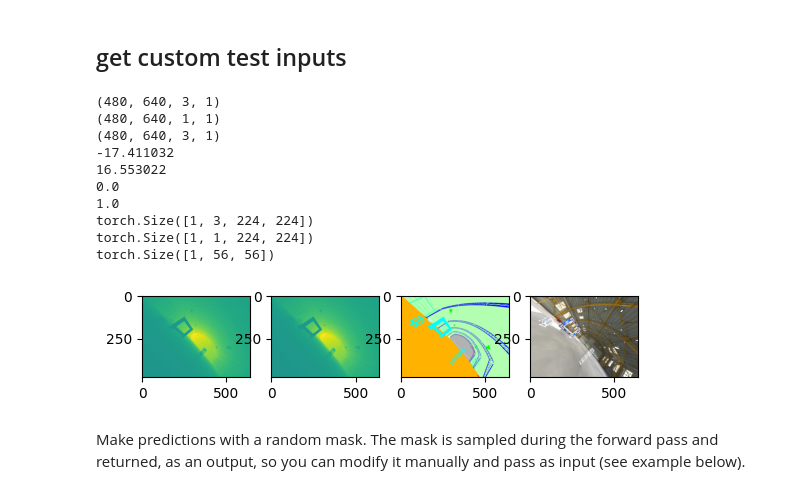
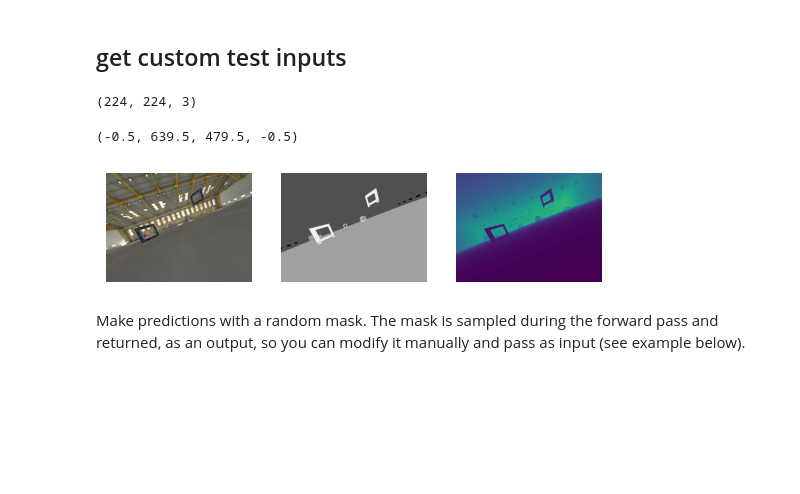
Before and after one commit to xingcw/MultiMAE, a Jupyter notebook: notebooks/test_custom_multimae.ipynb, the cells around one changed output. Cells and saved outputs as stored; diff of their text form; code cells hidden in the pictures; blank space fills up the shorter version.

Commit message:
add sample images

```diff
--- a/notebooks/test_custom_multimae.ipynb
+++ b/notebooks/test_custom_multimae.ipynb
@@ -100,57 +85,39 @@ Try out MultiMAE by loading any RGB image from a URL using this form:
 # %%
 from pipelines.utils.data_utils import normalize2d_scale, normalize2d_robust
 
 flightmare_path = Path(os.environ["FLIGHTMARE_PATH"])
-data_dir = flightmare_path / "flightpy/results/students/teacher_PPO_5/multimae_01-08-22-47-33/data/000"
-data_path = data_dir / "000036.npz"
+multimae_path = flightmare_path.parent / "vision_backbones/MultiMAE"
+sample_rgb = multimae_path / "samples/rgb.png"
+sample_depth = multimae_path / "samples/depth.npy"
+sample_semseg = multimae_path / "samples/semseg.png"
 
-inputs = np.load(data_path)
-img, depth, semseg = inputs["rgb"].squeeze(), inputs["depth"].squeeze(), inputs["semseg"].squeeze()
-cv2.imwrite("test.png", semseg)
+image = cv2.imread(str(sample_rgb))
+image = cv2.cvtColor(image, cv2.COLOR_BGR2RGB)
+image_float = torch.from_numpy(image).float().permute(2, 0, 1) / 255.0
+c, h, w = image_float.shape
 
-# here the image is actualy stored in "bgr" format
-img = cv2.cvtColor(img, cv2.COLOR_BGR2RGB)
-semseg = cv2.cvtColor(semseg, cv2.COLOR_BGR2RGB)
+image_float = TF.center_crop(image_float, min([h, w]))
+image_float = TF.resize(image_float, 224)
+image_float = image_float.permute(1, 2, 0).numpy().astype(np.float32)
+print(image_float.shape)
 
-print(inputs["rgb"].shape)
-print(inputs["depth"].shape)
-print(inputs["semseg"].shape)
+image = Image.fromarray(image)
 
-print(depth.min())
-print(depth.max())
-# print(depth)
+semseg = cv2.imread(str(sample_semseg))
+depth = np.load(str(sample_depth))
 
-depth_scaled = normalize2d_scale(depth)
-print(depth_scaled.min())
-print(depth_scaled.max())
-# print(depth_scaled)
+fig, axs = plt.subplots(1, 3)
+axs[0].imshow(image)
+axs[0].axis('off')
 
-fig, axs = plt.subplots(1, 4)
-axs[0].imshow(depth)
-axs[1].imshow(depth_scaled)
-axs[2].imshow(semseg)
-axs[3].imshow(img)
+axs[1].imshow(semseg * 80)
+axs[1].axis('off')
 
-input_dict = preprocess_multimae_inputs({
-    "rgb": img,
-    "depth": depth,
-    "semseg": semseg
-})
-
-print(input_dict["rgb"].shape)
-print(input_dict["depth"].shape)
-print(input_dict["semseg"].shape)
+axs[2].imshow(depth)
+axs[2].axis('off')
 # %% [output]
-(480, 640, 3, 1)
-(480, 640, 1, 1)
-(480, 640, 3, 1)
--17.411032
-16.553022
-0.0
-1.0
-torch.Size([1, 3, 224, 224])
-torch.Size([1, 1, 224, 224])
-torch.Size([1, 56, 56])
+(224, 224, 3)
+(-0.5, 639.5, 479.5, -0.5)
-[figure, old version]
+[figure, new version]
 # %% [markdown]
 Make predictions with a random mask. The mask is sampled during the forward pass and returned, as an output, so you can modify it manually and pass as input (see example below).
```
Also changed, not shown: parts of 6 cells of this notebook, 7 other files.
